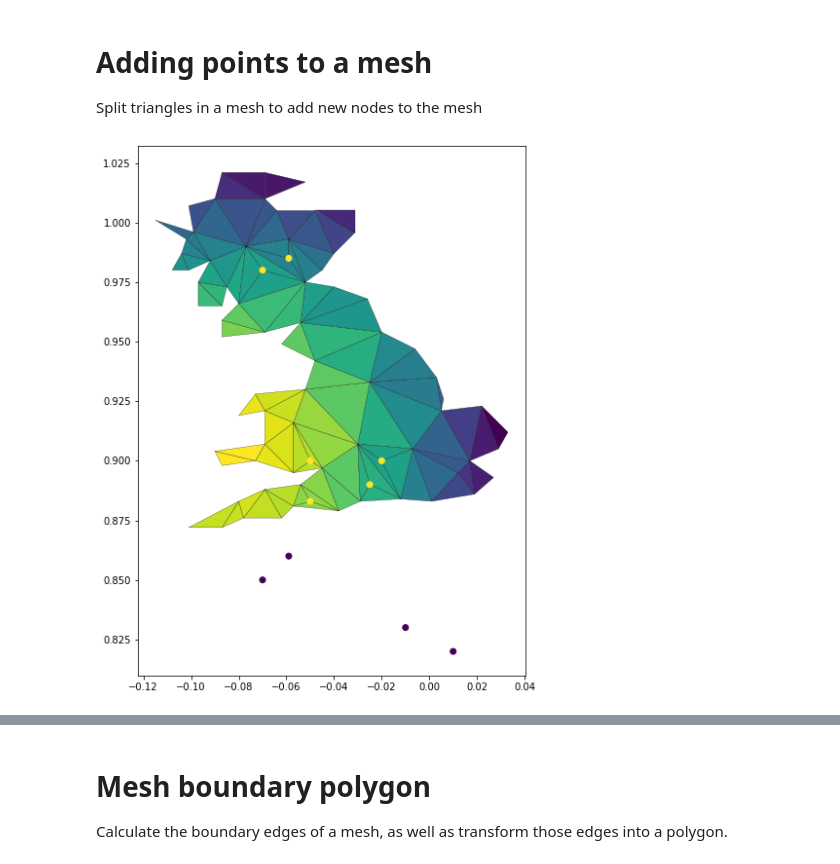
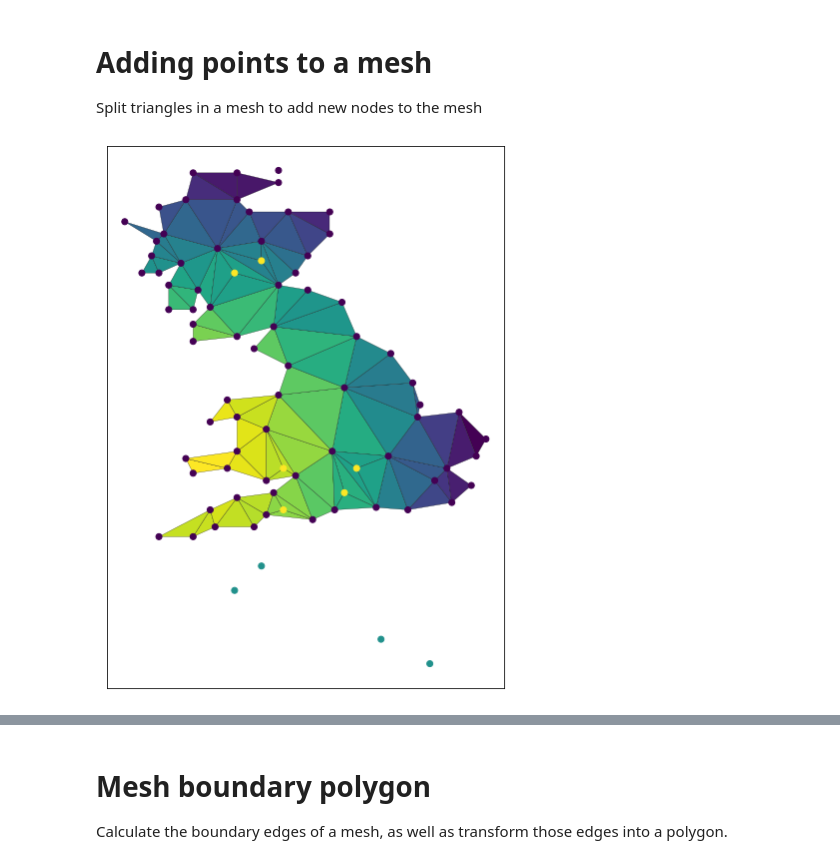
Before and after one commit to emerald-geomodelling/EmeraldTriangles, a Jupyter notebook: Example usage.ipynb, the cells around one changed output, grey strips where cells are left out. Cells and saved outputs as stored; diff of their text form; code cells hidden in the pictures.

```diff
--- a/Example usage.ipynb
+++ b/Example usage.ipynb
@@ -53,11 +52,8 @@ verticesp.loc[leftover, "color"] = 0.5
 # %%
 fig = plt.figure(figsize=(10,10))
 ax = plt.gca()
 ax.set_aspect('equal')
-tpc = ax.tripcolor(verticesp["X"], verticesp["Y"], trianglesp[[0,1,2]], facecolors=trianglesp["color"], edgecolors='k')
-v = verticesp[verticesp["color"] != 0]
-ax.scatter(v["X"], v["Y"], c=v["color"])
-
+emeraldtriangles.plot(plt.gca(), **{"vertices": verticesp, "triangles": trianglesp})
 plt.show()
 # %% [output]
-[figure, old version]
+[figure, new version]
```
Also changed, not shown: parts of 10 cells of this notebook, 2 other files.
